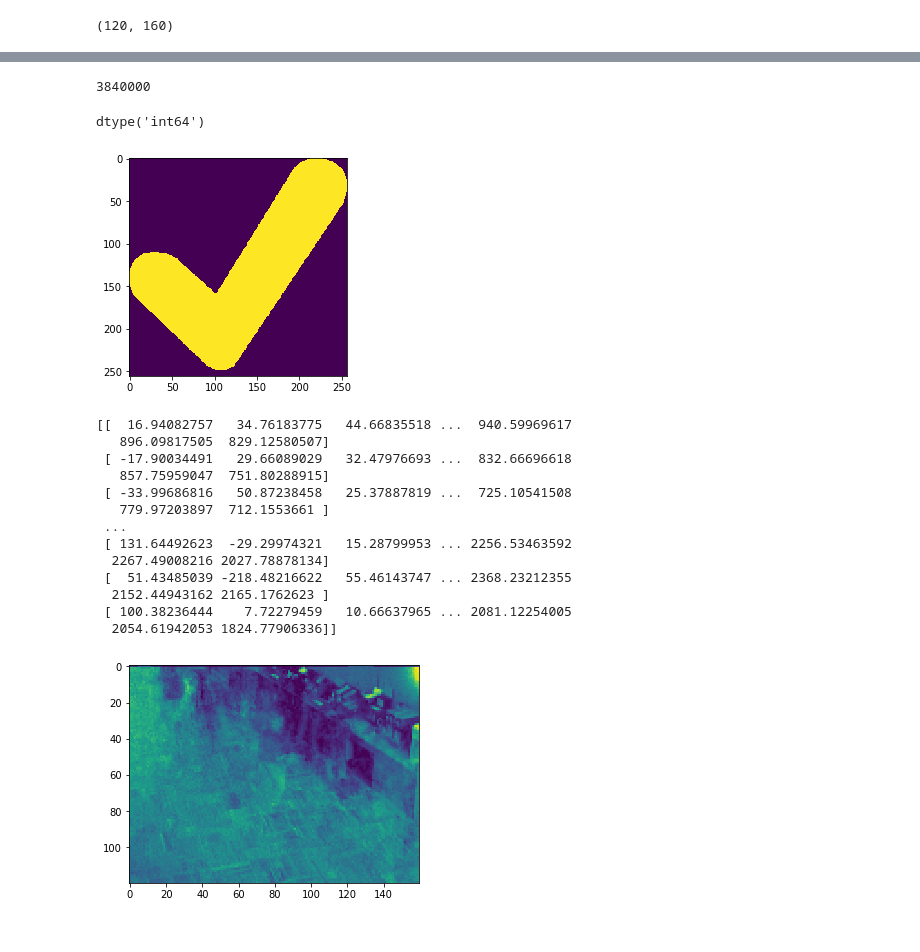
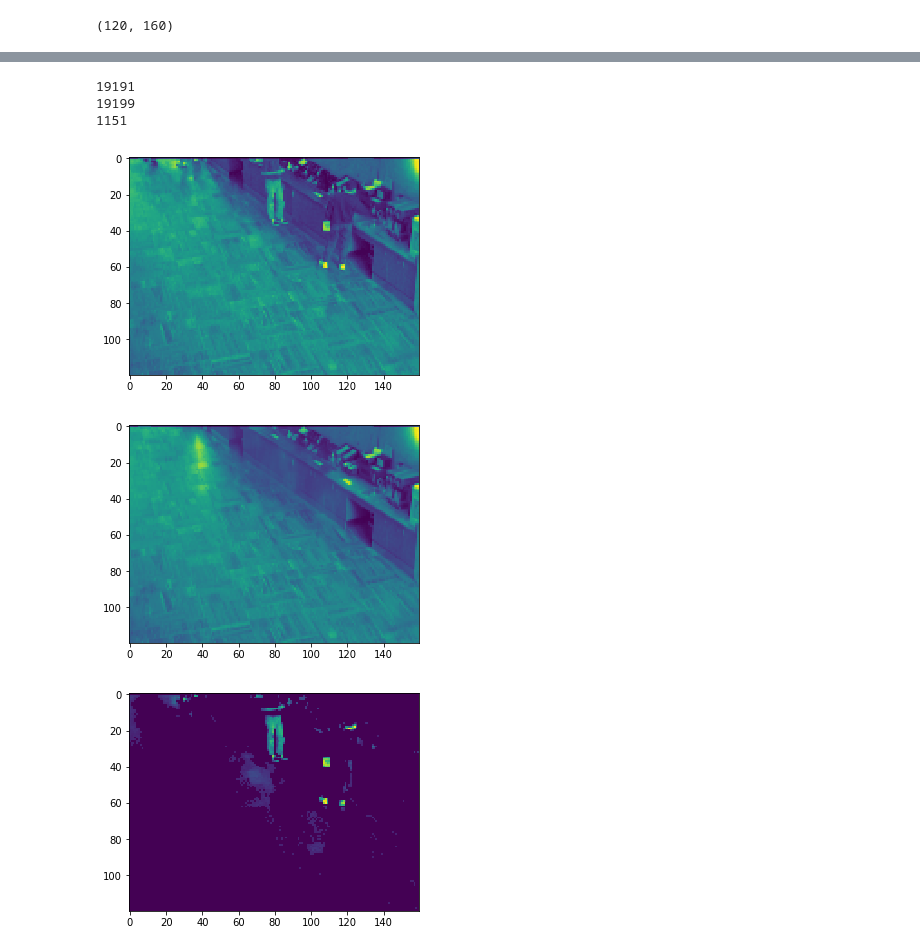
Before and after one commit to viktor-prutyanov/low-rank-2018, a Jupyter notebook: SLA.ipynb, the cells around one changed output, grey strips where cells are left out. Cells and saved outputs as stored; diff of their text form; code cells hidden in the pictures.

Commit message:
This version works, but delta and l should be adjusted manually, l >= k

```diff
--- a/SLA.ipynb
+++ b/SLA.ipynb
@@ -148,7 +162,7 @@ import numpy as np
 
 def load_sequence(path, start, stop):
 
-    files = os.listdir(path)
+    files = sorted(os.listdir(path))
     frame = Image.open(os.path.join(path, files[0]))
     frame = frame.convert("L")
     frame = np.array(frame) / 255.0
@@ -178,19 +192,16 @@ videos = [
          ]
 
 start = 0
-stop = 200
+stop = 3050
 M, frame_size = load_sequence(videos[0], start, stop)
 # %% [output]
 (120, 160)
 # %%
+%%time
+
 delta = 0.05
-
-l = 45 #int(1.0 / (delta * np.log(256)))
-print(l)
-
-k = 30
-
-print (image)
+l = 45
+k = 5
 
 res = SLA(M, k, delta, l)
 # %% [output]
@@ -218,28 +229,34 @@ print (np.linalg.matrix_rank(res))
-# %%
-print (np.count_nonzero(res))
-# %% [output]
-3840000
-# %%
-plt.imshow(image);
-image.dtype
-# %% [output]
-dtype('int64')
-[figure, removed]
-# %%
-print(res)
-plt.imshow(np.abs(res[:, 115].reshape(frame_size)));
-# %% [output]
-[[  16.94082757   34.76183775   44.66835518 ...  940.59969617
-   896.09817505  829.12580507]
- [ -17.90034491   29.66089029   32.47976693 ...  832.66696618
-   857.75959047  751.80288915]
- [ -33.99686816   50.87238458   25.37887819 ...  725.10541508
-   779.97203897  712.1553661 ]
- ...
- [ 131.64492623  -29.29974321   15.28799953 ... 2256.53463592
-  2267.49008216 2027.78878134]
- [  51.43485039 -218.48216622   55.46143747 ... 2368.23212355
-  2152.44943162 2165.1762623 ]
- [ 100.38236444    7.72279459   10.66637965 ... 2081.12254005
-  2054.61942053 1824.77906336]]
-[figure, removed]
+# %%
+from sklearn.preprocessing import MinMaxScaler
+
+n = 3039
+
+minmax = MinMaxScaler()
+res1 = res[:, n]
+res1 = minmax.fit_transform(res1.reshape(-1, 1))
+M1 = minmax.fit_transform(M[:, n].reshape(-1, 1))
+M1 = M1.reshape(frame_size)
+res1 = res1.reshape(frame_size)
+
+final = M1
+print(np.count_nonzero(final))
+plt.figure()
+plt.imshow(final);
+
+final = res1
+print(np.count_nonzero(final))
+plt.figure()
+plt.imshow(final);
+
+final = M1 - res1
+final[final < 0.06]  = 0
+print(np.count_nonzero(final))
+plt.figure()
+plt.imshow(final);
+# %% [output]
+19191
+19199
+1151
+[figure, added]
+[figure, added]
+[figure, added]
```
Also changed, not shown: parts of 7 cells of this notebook.
